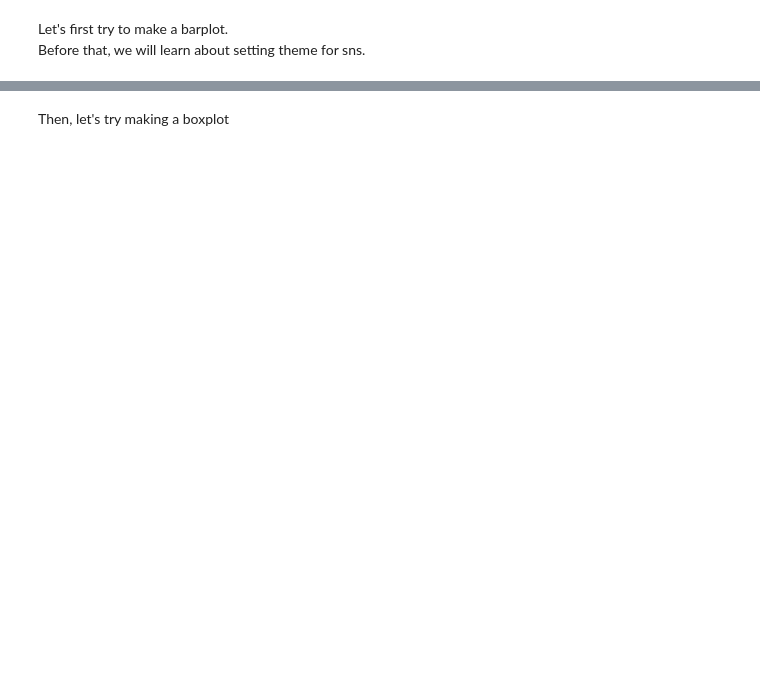
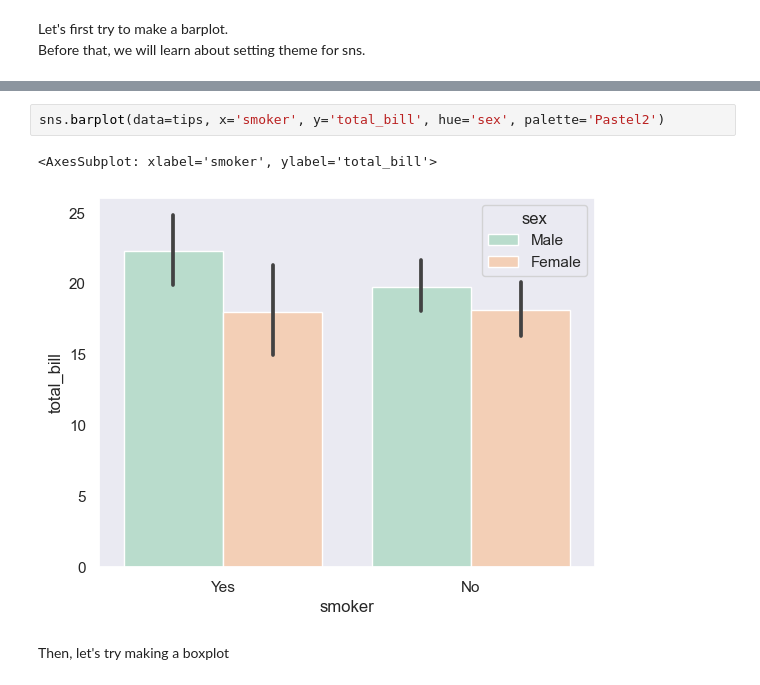
Before and after one commit to sonjaJolanda/BigDataSocialSciences, a Jupyter notebook: week15/2022_week15_class_material/week15_seaborn-class-material.ipynb, the cells around one changed output, grey strips where cells are left out. Saved outputs shown, nothing was run; the diff lists cells and outputs as text; blank space fills up the shorter version.

```diff
--- a/week15/2022_week15_class_material/week15_seaborn-class-material.ipynb
+++ b/week15/2022_week15_class_material/week15_seaborn-class-material.ipynb
@@ -12,2 +34,7 @@ Before that, we will learn about setting theme for sns.
+# %%
+sns.barplot(data=tips, x='smoker', y='total_bill', hue='sex', palette='Pastel2')
+# %% [output]
+<AxesSubplot: xlabel='smoker', ylabel='total_bill'>
+[figure, added]
 # %% [markdown]
 Then, let's try making a boxplot
```
Also changed, not shown: parts of 14 cells of this notebook, 1 other file.
